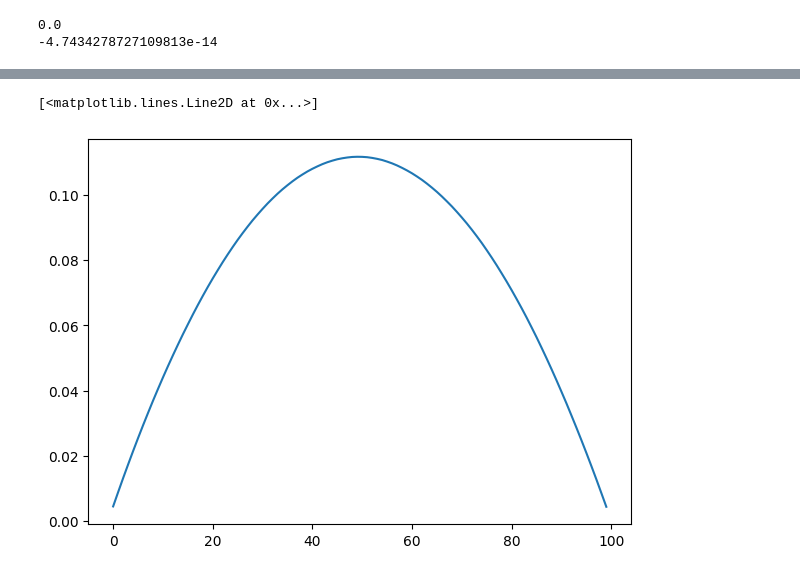
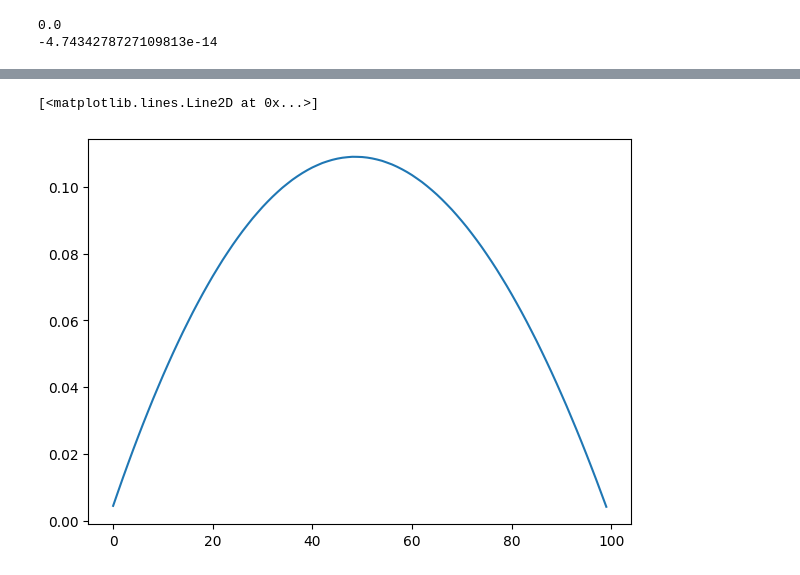
Before and after one commit to benni-bu/gusto, a Jupyter notebook: learning/testnb.ipynb, the cells around one changed output, grey strips where cells are left out. Drawn from its saved outputs; the diff is of its cells as text; code cells hidden in the pictures.

```diff
--- a/learning/testnb.ipynb
+++ b/learning/testnb.ipynb
@@ -467,9 +467,12 @@ dx = prec(b)
 Ax = np.dot(dx, Lapl)
 r = b-Ax
 
-# set vectors up for a restart value of 1000
-v = np.zeros((1000, 100))
-Pv = np.zeros((1000, 100))
+# set vectors up for a restart value of 3000
+v = np.zeros((3000, 100))
+Pv = np.zeros((3000, 100))
+
+#array to store residuals in
+rs = np.zeros((3000, 100))
 # %% [markdown]
 Check against data:
 # %%
@@ -483,17 +483,0 @@ Iterate (no restarts for now):
-# %%
-for iv in range(1000):
-    # apply the preconditioner
-    Pv[iv] = prec(r)
-    # apply the operator
-    v[iv] = np.dot(Pv[iv], Lapl)
-    for ivj in range(iv-1):
-        alpha = v[iv].dot(v[ivj])
-        v[iv] += -alpha * v[ivj]
-        Pv[iv] += -alpha * Pv[ivj]
-    alpha = np.linalg.norm(v[iv])
-    beta = 1.0 / alpha
-    v[iv] *= beta
-    Pv[iv] *= beta
-    alpha = r.dot(v[iv])
-    dx += alpha * Pv[iv]
-    r += -alpha * v[iv]
@@ -499,0 +578,2 @@ for iv in range(1000):
+# %%
+sol_ml, rs_ml, Pvs_ml, v_ml = GCR_MO(np.ones(100), 100)
@@ -500,5 +633,5 @@ for iv in range(1000):
 # %%
-plt.plot(dx)
+plt.plot(sol_ml)
 # %% [output]
 [<matplotlib.lines.Line2D at 0x...>]
-[figure, old version]
+[figure, new version]
```
Also changed, not shown: parts of 21 cells of this notebook, 2 other files.
